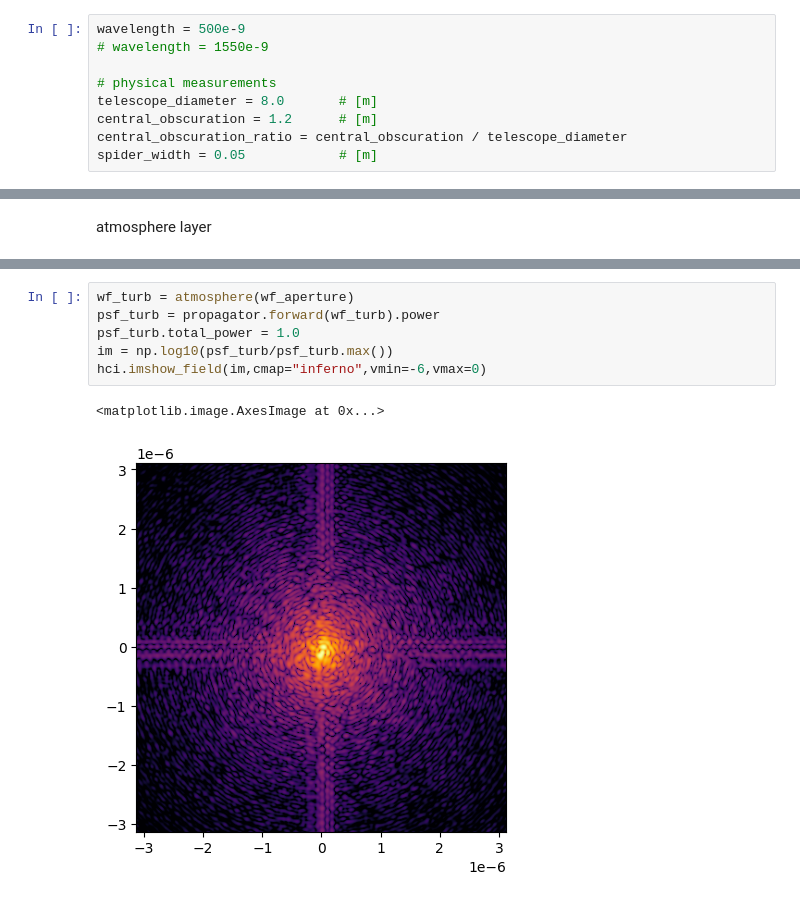
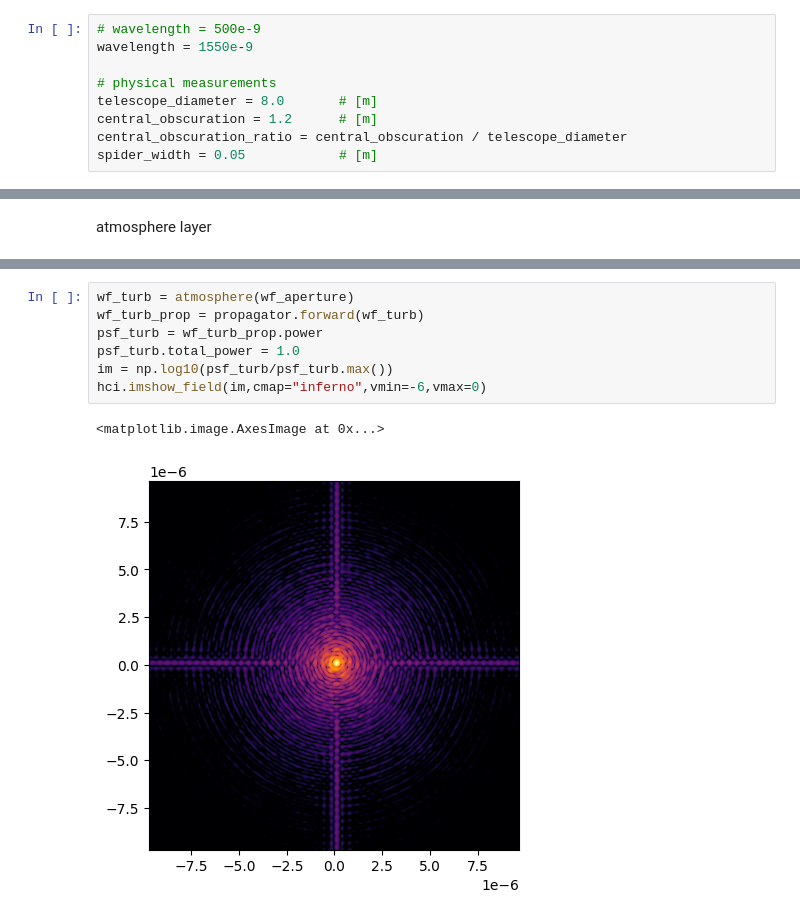
Before and after one commit to yizharf9/qkd, a Jupyter notebook: oct_2025/simulation.ipynb, the cells around one changed output, grey strips where cells are left out. Cells and saved outputs as stored; diff of their text form.

```diff
--- a/oct_2025/simulation.ipynb
+++ b/oct_2025/simulation.ipynb
@@ -25,8 +17,8 @@ Time asstimate to finish: 9minutes
 # %% [markdown]
 aperture params
 # %%
-wavelength = 500e-9
-# wavelength = 1550e-9
+# wavelength = 500e-9
+wavelength = 1550e-9
 
 # physical measurements
 telescope_diameter = 8.0       # [m]
@@ -113,9 +104,10 @@ hci.imshow_field(phase_screen,cmap= "RdBu")
 # %%
 wf_turb = atmosphere(wf_aperture)
-psf_turb = propagator.forward(wf_turb).power
+wf_turb_prop = propagator.forward(wf_turb)
+psf_turb = wf_turb_prop.power
 psf_turb.total_power = 1.0
 im = np.log10(psf_turb/psf_turb.max())
 hci.imshow_field(im,cmap="inferno",vmin=-6,vmax=0)
 # %% [output]
 <matplotlib.image.AxesImage at 0x...>
-[figure, old version]
+[figure, new version]
```
Also changed, not shown: parts of 6 cells of this notebook, 3 other files.
